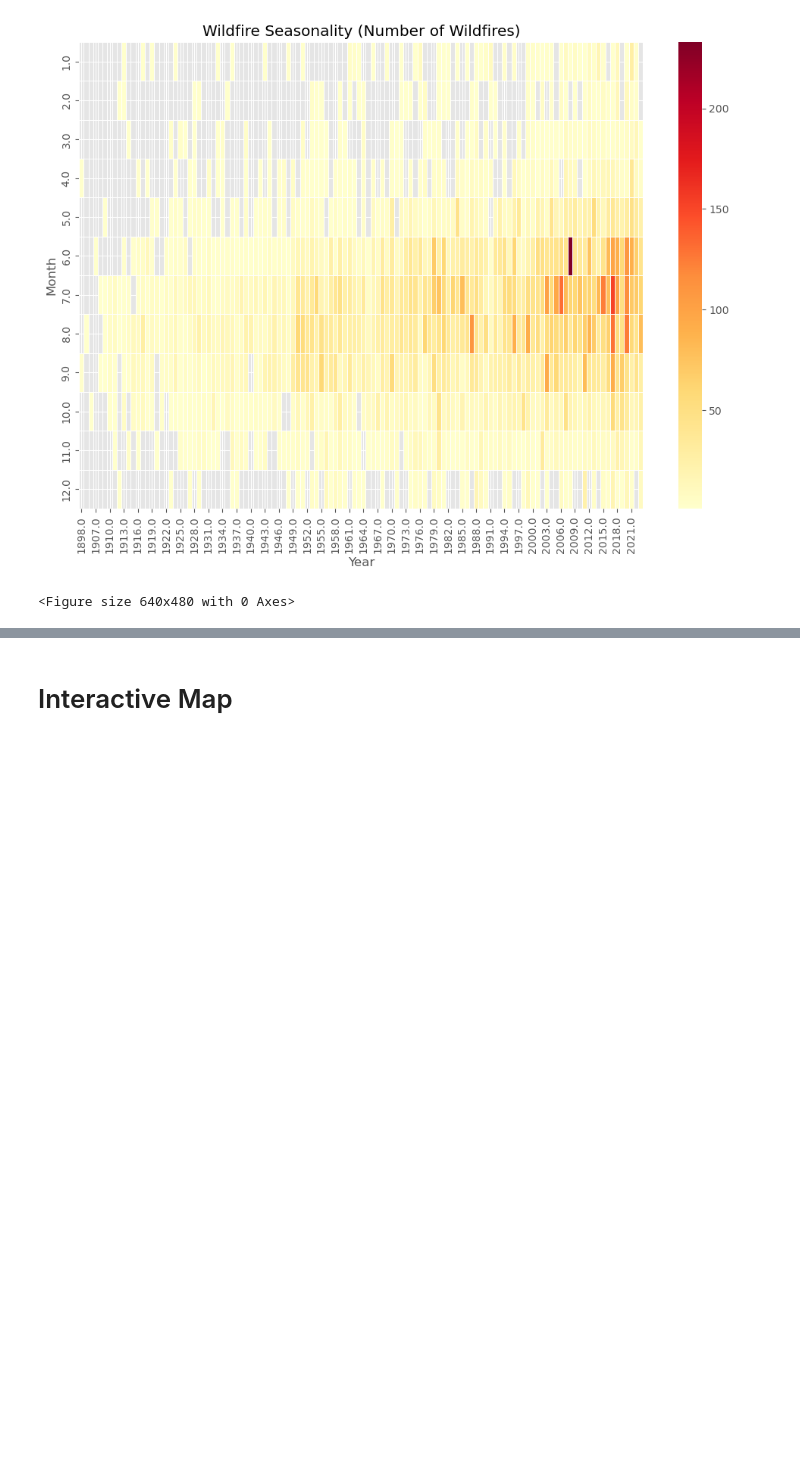
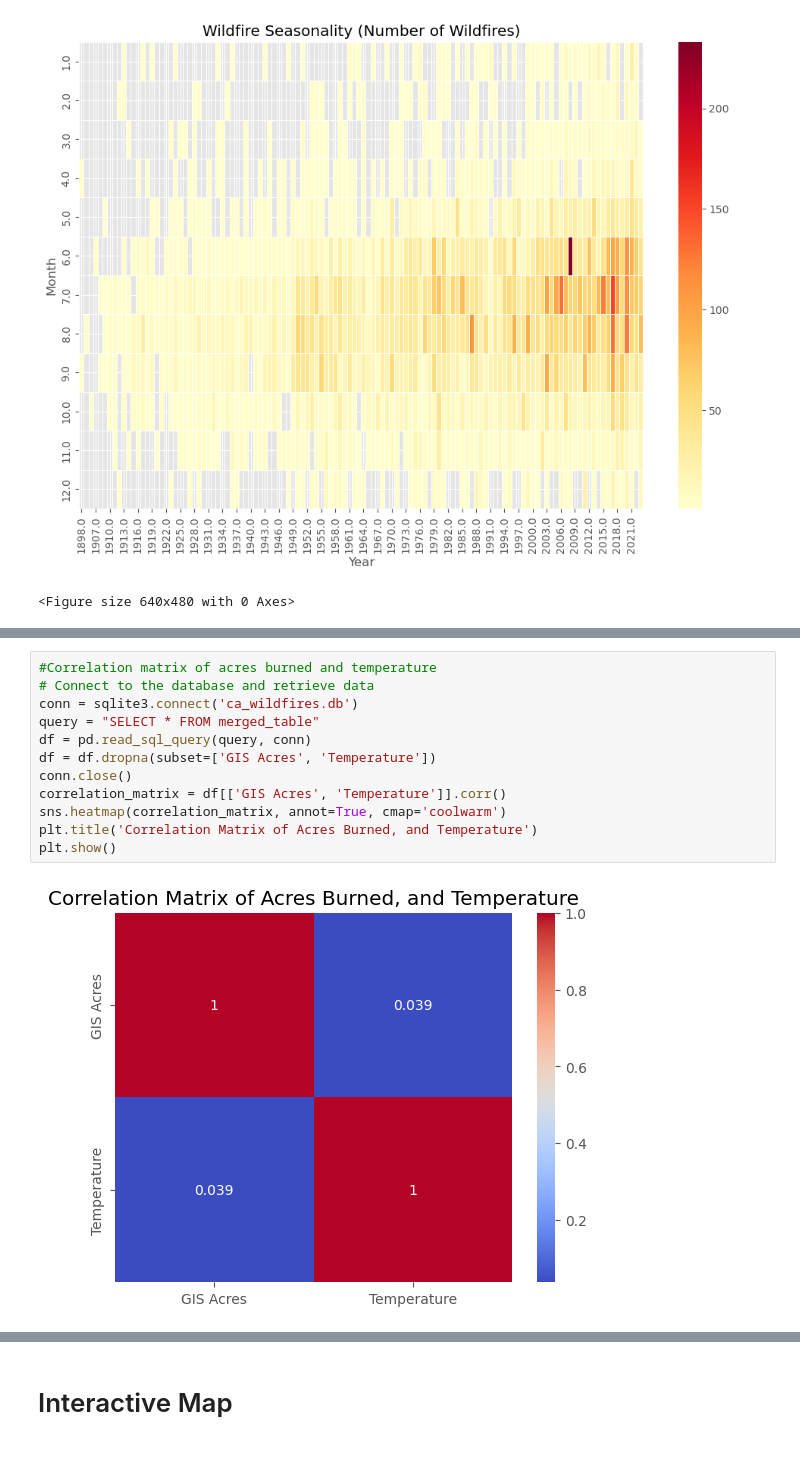
Before and after one commit to wrwr4859/UCB-Project3-Group3, a Jupyter notebook: ca_climate_change.ipynb, the cells around one changed output, grey strips where cells are left out. Drawn from its saved outputs; the diff is of its cells as text; blank space fills up the shorter version.

Commit message:
add more graphs

```diff
--- a/ca_climate_change.ipynb
+++ b/ca_climate_change.ipynb
@@ -1066,0 +1065,14 @@ Name: Year, Length: 126, dtype: float64
+# %%
+#Correlation matrix of acres burned and temperature
+# Connect to the database and retrieve data
+conn = sqlite3.connect('ca_wildfires.db')
+query = "SELECT * FROM merged_table"
+df = pd.read_sql_query(query, conn)
+df = df.dropna(subset=['GIS Acres', 'Temperature'])
+conn.close()
+correlation_matrix = df[['GIS Acres', 'Temperature']].corr()
+sns.heatmap(correlation_matrix, annot=True, cmap='coolwarm')
+plt.title('Correlation Matrix of Acres Burned, and Temperature')
+plt.show()
+# %% [output]
+[figure, added]
```
Also changed, not shown: parts of 9 cells of this notebook, 2 other files.
